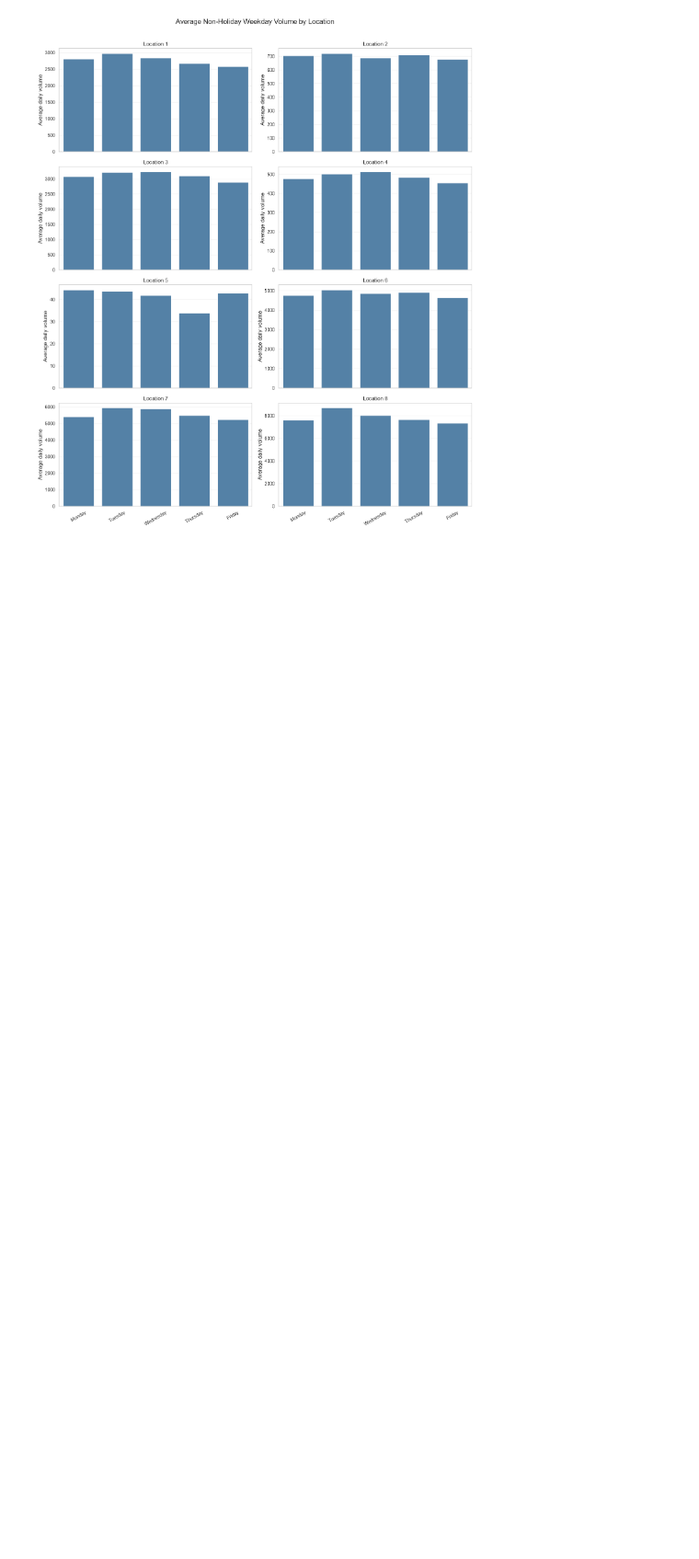
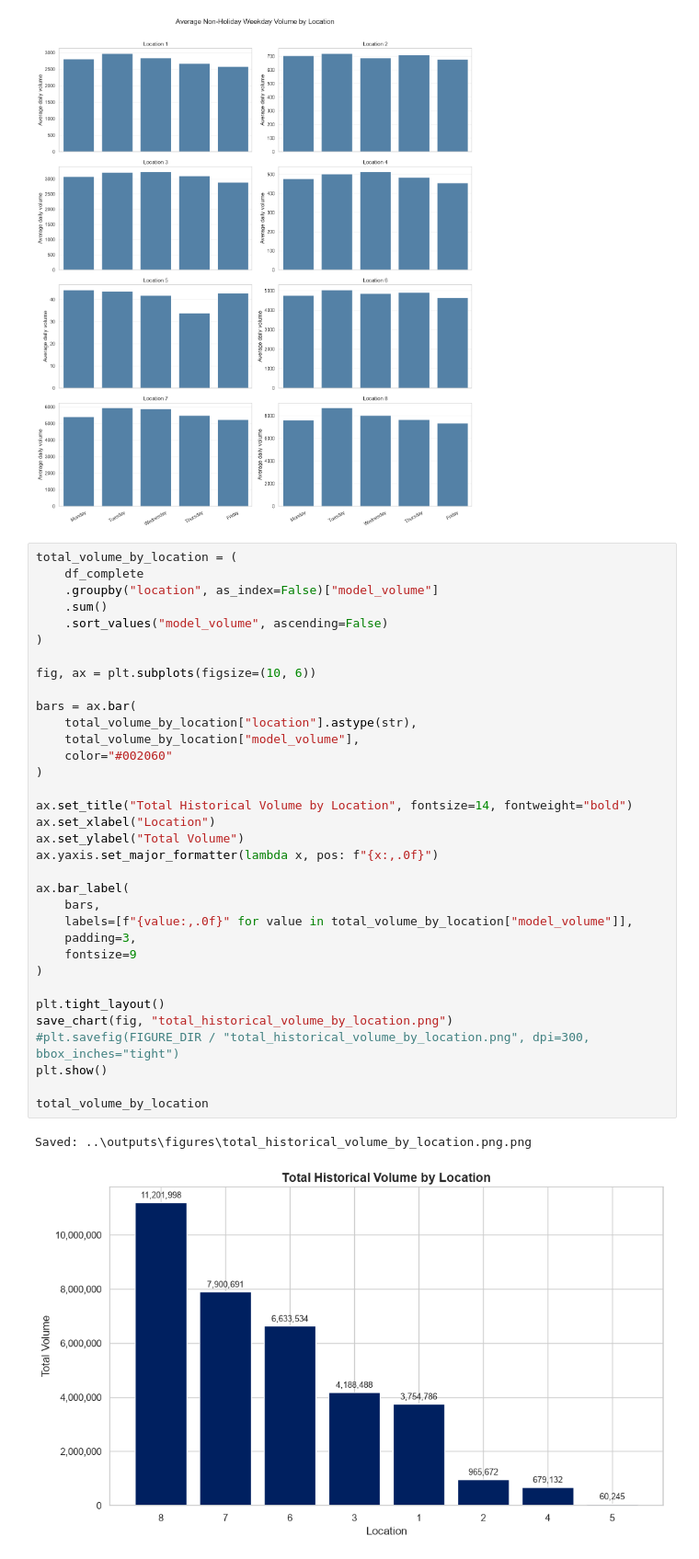
Before and after one commit to Sukh-sudo/Sukh-Forecast, a Jupyter notebook: notebooks/01_data_validation_and_eda.ipynb, the cells around one changed output. Shown at 92% size. Cells and saved outputs as stored; diff of their text form; blank space fills up the shorter version.

Commit message:
updated some files and charts

```diff
--- a/notebooks/01_data_validation_and_eda.ipynb
+++ b/notebooks/01_data_validation_and_eda.ipynb
@@ -1186,3 +1185,40 @@ plt.show()
 # %% [output]
 Saved: ..\outputs\figures\Average Non-Holiday Weekday Volume by Location.png
 [figure]
+# %%
+total_volume_by_location = (
+    df_complete
+    .groupby("location", as_index=False)["model_volume"]
+    .sum()
+    .sort_values("model_volume", ascending=False)
+)
+
+fig, ax = plt.subplots(figsize=(10, 6))
+
+bars = ax.bar(
+    total_volume_by_location["location"].astype(str),
+    total_volume_by_location["model_volume"],
+    color="#002060"
+)
+
+ax.set_title("Total Historical Volume by Location", fontsize=14, fontweight="bold")
+ax.set_xlabel("Location")
+ax.set_ylabel("Total Volume")
+ax.yaxis.set_major_formatter(lambda x, pos: f"{x:,.0f}")
+
+ax.bar_label(
+    bars,
+    labels=[f"{value:,.0f}" for value in total_volume_by_location["model_volume"]],
+    padding=3,
+    fontsize=9
+)
+
+plt.tight_layout()
+save_chart(fig, "total_historical_volume_by_location.png")
+#plt.savefig(FIGURE_DIR / "total_historical_volume_by_location.png", dpi=300, bbox_inches="tight")
+plt.show()
+
+total_volume_by_location
+# %% [output]
+Saved: ..\outputs\figures\total_historical_volume_by_location.png.png
+[figure, added]
```
Also changed, not shown: parts of 2 cells of this notebook, 5 other files.
